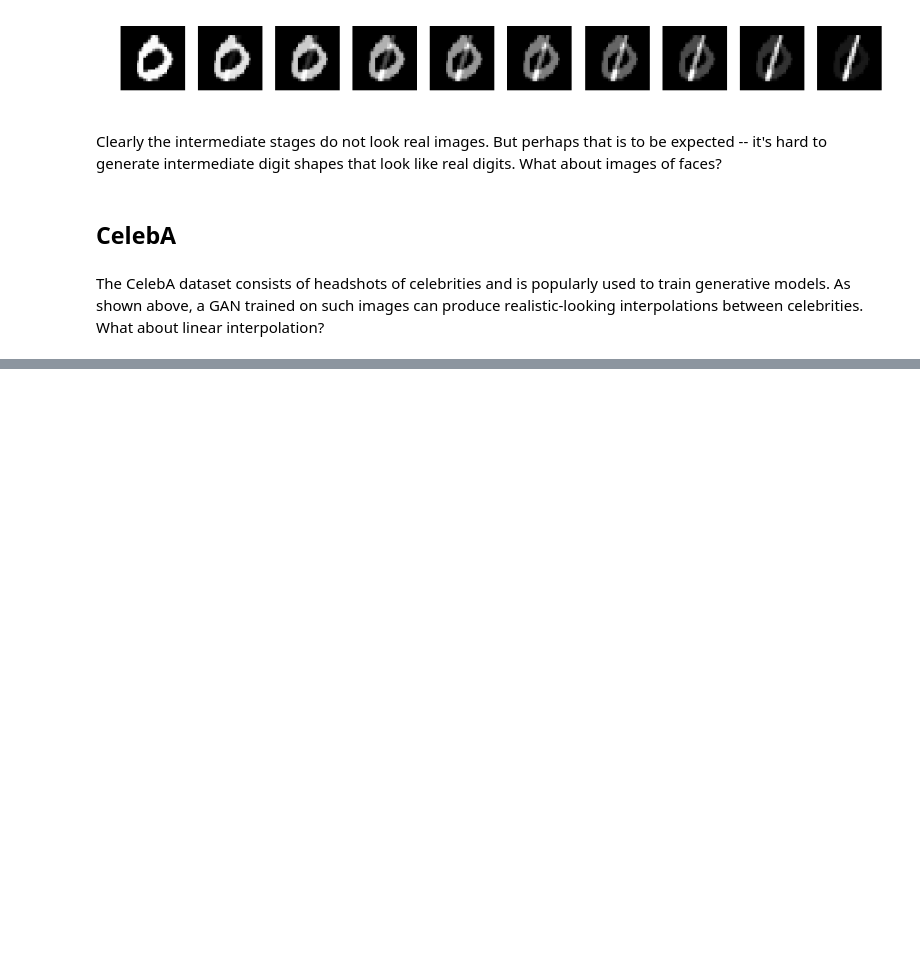
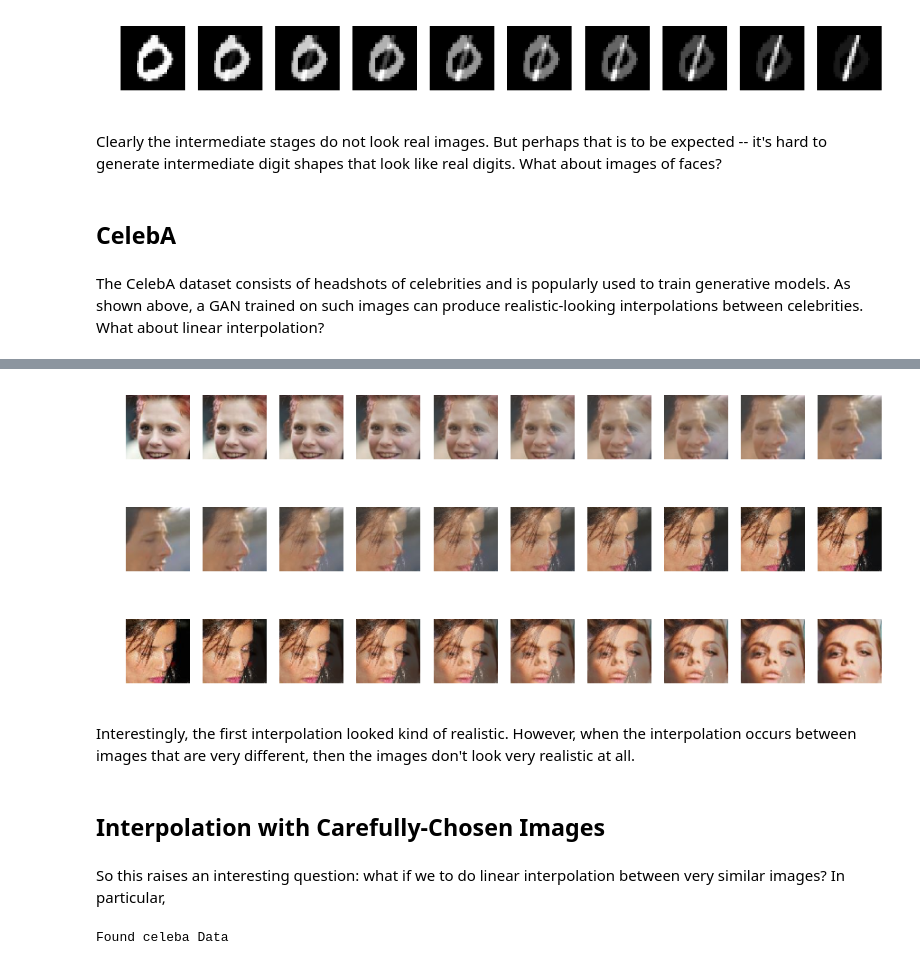
Before and after one commit to abidlabs/Deep-Generative-Models-Tutorial, a Jupyter notebook: 1b. Linear Interpolation with Images.ipynb, the cells around one changed output, grey strips where cells are left out. Cells and saved outputs as stored; diff of their text form; code cells hidden in the pictures; blank space fills up the shorter version.

```diff
--- a/1b. Linear Interpolation with Images.ipynb
+++ b/1b. Linear Interpolation with Images.ipynb
@@ -62,0 +74,37 @@ celeba_utils.download_extract('celeba', data_dir)
+# %%
+interpolated_images = interpolate(celeb_images[1], celeb_images[2], 10)
+_, ax = plt.subplots(1, 10, figsize=[15, 1.5])
+for i in range(10):
+    ax[i].imshow(interpolated_images[i]/255)
+    ax[i].set_axis_off()
+# %% [output]
+[figure, added]
+# %%
+interpolated_images = interpolate(celeb_images[2], celeb_images[3], 10)
+_, ax = plt.subplots(1, 10, figsize=[15, 1.5])
+for i in range(10):
+    ax[i].imshow(interpolated_images[i]/255)
+    ax[i].set_axis_off()
+# %% [output]
+[figure, added]
+# %%
+interpolated_images = interpolate(celeb_images[3], celeb_images[4], 10)
+_, ax = plt.subplots(1, 10, figsize=[15, 1.5])
+for i in range(10):
+    ax[i].imshow(interpolated_images[i]/255)
+    ax[i].set_axis_off()
+# %% [output]
+[figure, added]
+# %% [markdown]
+Interestingly, the first interpolation looked kind of realistic. However, when the interpolation occurs between images that are very different, then the images don't look very realistic at all.
+# %% [markdown]
+## Interpolation with Carefully-Chosen Images
+# %% [markdown]
+So this raises an interesting question: what if we to do linear interpolation between very similar images? In particular,
+# %%
+data_dir = 'datasets/celeba_data'
+celeba_utils.download_extract('celeba', data_dir)
+paths = glob.glob(os.path.join(data_dir, 'img_align_celeba/*.jpg'))
+celeb_images = celeba_utils.get_batch(paths[:1000], 128, 128, 'RGB')
+# %% [output]
+Found celeba Data
```
Also changed, not shown: parts of 9 cells of this notebook, 4 other files.
